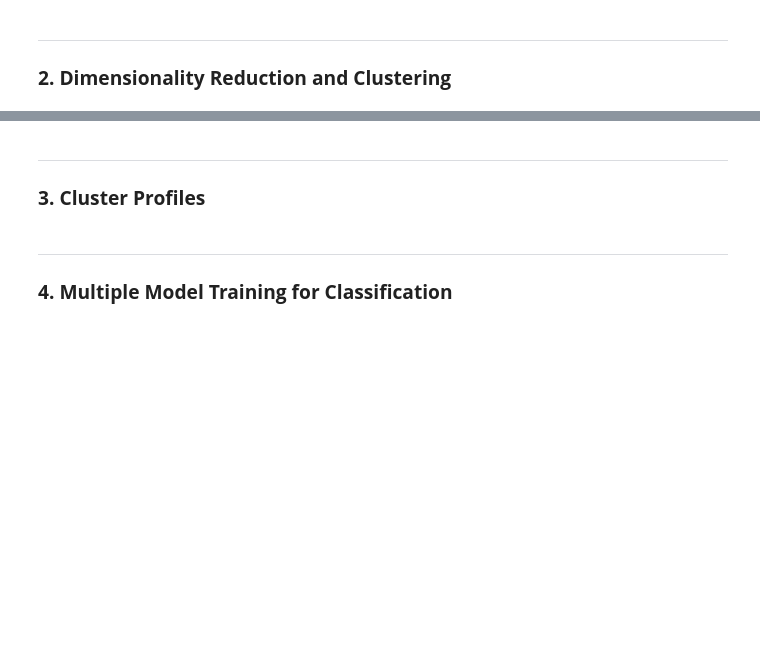
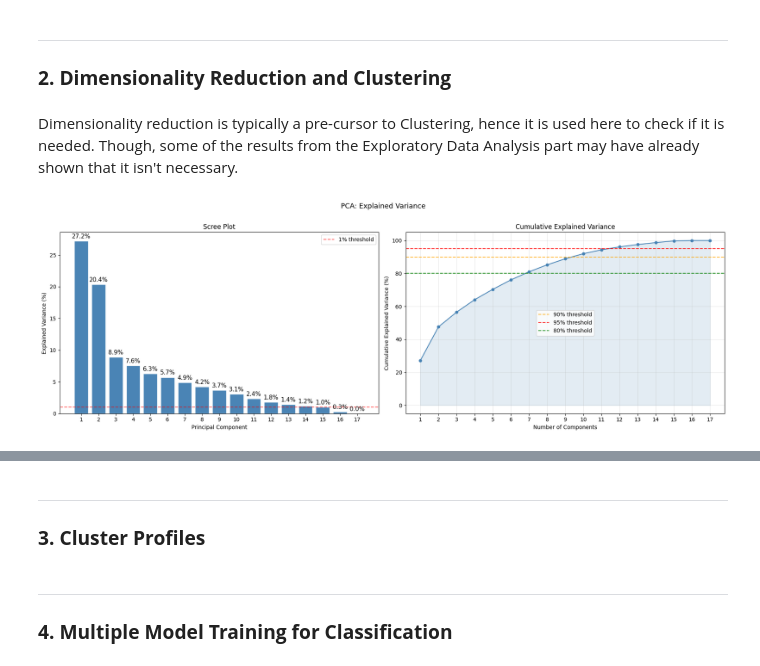
Before and after one commit to ja-ada05/ccard_ml, a Jupyter notebook: inference/cc.ipynb, the cells around one changed output, grey strips where cells are left out. Saved outputs shown, nothing was run; the diff lists cells and outputs as text; code cells hidden in the pictures; blank space fills up the shorter version.

```diff
--- a/inference/cc.ipynb
+++ b/inference/cc.ipynb
@@ -316,3 +328,5 @@ dtype: float64
 # %% [markdown]
 ---
 ### **2. Dimensionality Reduction and Clustering**
+# %% [markdown]
+Dimensionality reduction is typically a pre-cursor to Clustering, hence it is used here to check if it is needed. Though, some of the results from the Exploratory Data Analysis part may have already shown that it isn't necessary.
@@ -318,0 +337,67 @@ dtype: float64
+# %%
+scaled_df = StandardScaler().fit_transform(df)
+# %%
+pca = PCA(random_state=42)
+pca.fit(scaled_df)
+
+fig, axes = plt.subplots(1, 2, figsize=(18, 6))
+
+# Scree plot
+components = np.arange(1, len(pca.explained_variance_ratio_) + 1)
+axes[0].bar(
+    components, pca.explained_variance_ratio_ * 100,
+    color='steelblue', edgecolor='white', alpha=0.85
+)
+
+bars = axes[0].bar(
+    components, pca.explained_variance_ratio_ * 100,
+    color='steelblue', edgecolor='white', alpha=0.85
+)
+
+axes[0].set_xlabel('Principal Component')
+axes[0].set_ylabel('Explained Variance (%)')
+axes[0].set_title('Scree Plot')
+axes[0].axhline(y=1, color='red', linestyle='--', alpha=0.6, label='1% threshold')
+axes[0].legend()
+
+axes[0].set_xticks(components)
+axes[0].bar_label(bars, fmt='%.1f%%', padding=3, color='black', fontsize=11)
+
+# Cumulative explained variance
+cumvar = np.cumsum(pca.explained_variance_ratio_) * 100
+axes[1].plot(components, cumvar, 'o-', color='steelblue', markersize=5)
+axes[1].axhline(y=90, color='orange', linestyle='--', alpha=0.8, label='90% threshold')
+axes[1].axhline(y=95, color='red', linestyle='--', alpha=0.8, label='95% threshold')
+axes[1].axhline(y=80, color='green', linestyle='--', alpha=0.8, label='80% threshold')
+axes[1].fill_between(components, cumvar, alpha=0.15, color='steelblue')
+axes[1].set_xlabel('Number of Components')
+axes[1].set_ylabel('Cumulative Explained Variance (%)')
+axes[1].set_title('Cumulative Explained Variance')
+axes[1].legend()
+axes[1].grid(True, alpha=0.3)
+
+axes[1].set_xticks(components)
+
+plt.suptitle('PCA: Explained Variance', fontsize=13, y=1.01)
+plt.tight_layout()
+plt.show()
+
+# Report
+print("EXPLAINED VARIANCE BY COMPONENT\n")
+cumulative = 0
+for i, var in enumerate(pca.explained_variance_ratio_[:10]):
+    cumulative += var
+    print(f"  PC{i+1:02d}: {var*100:5.2f}%  |  Cumulative: {cumulative*100:6.2f}%")
+
+n_80 = np.argmax(cumvar >= 80) + 1
+n_90 = np.argmax(cumvar >= 90) + 1
+n_95 = np.argmax(cumvar >= 95) + 1
+print()
+print(f"  Components needed to explain 80% of variance: {n_80}")
+print(f"  Components needed to explain 90% of variance: {n_90}")
+print(f"  Components needed to explain 95% of variance: {n_95}")
+print(f"  Feature count: {scaled_df.shape[1]}")
+print(f"  Compression ratio (90% threshold): {n_90}/30 = {n_90/30:.1%}")
+print(f"  For Reference, the number of features (excluding CUST_ID) is {scaled_df.shape[1]}")
+# %% [output]
+[figure, added]
```
Also changed, not shown: parts of 7 cells of this notebook.
